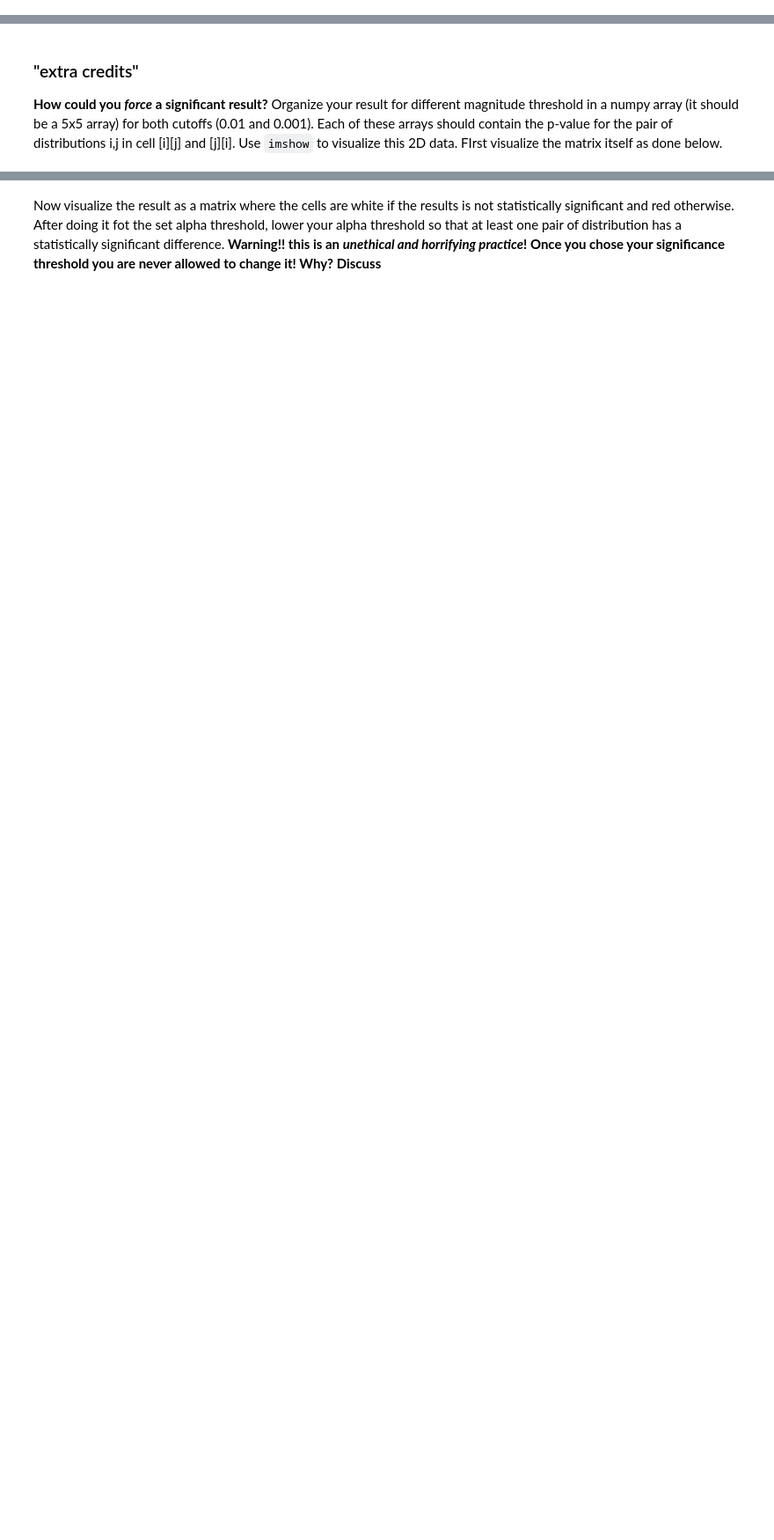
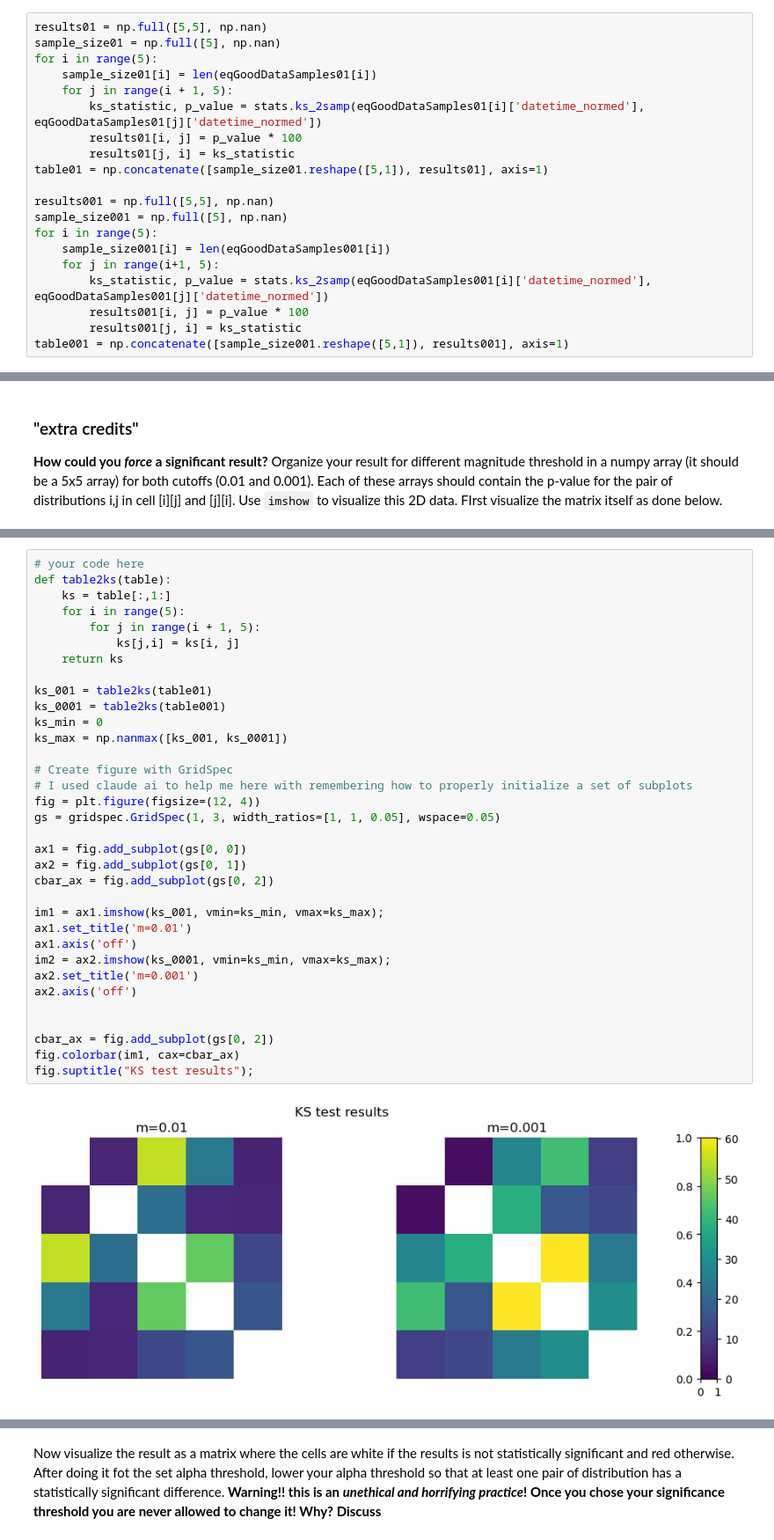
Before and after one commit to wtaranto/DSPS_wtaranto, a Jupyter notebook: HW3/KS_earthquakes_instructions.ipynb, the cells around one changed output, grey strips where cells are left out. Shown at 88% size. Saved outputs shown, nothing was run; the diff lists cells and outputs as text; blank space fills up the shorter version.

```diff
--- a/HW3/KS_earthquakes_instructions.ipynb
+++ b/HW3/KS_earthquakes_instructions.ipynb
@@ -411,0 +420,20 @@ your table here
+# %%
+results01 = np.full([5,5], np.nan)
+sample_size01 = np.full([5], np.nan)
+for i in range(5):
+    sample_size01[i] = len(eqGoodDataSamples01[i])
+    for j in range(i + 1, 5):
+        ks_statistic, p_value = stats.ks_2samp(eqGoodDataSamples01[i]['datetime_normed'], eqGoodDataSamples01[j]['datetime_normed'])
+        results01[i, j] = p_value * 100
+        results01[j, i] = ks_statistic
+table01 = np.concatenate([sample_size01.reshape([5,1]), results01], axis=1)
+
+results001 = np.full([5,5], np.nan)
+sample_size001 = np.full([5], np.nan)
+for i in range(5):
+    sample_size001[i] = len(eqGoodDataSamples001[i])
+    for j in range(i+1, 5):
+        ks_statistic, p_value = stats.ks_2samp(eqGoodDataSamples001[i]['datetime_normed'], eqGoodDataSamples001[j]['datetime_normed'])
+        results001[i, j] = p_value * 100
+        results001[j, i] = ks_statistic
+table001 = np.concatenate([sample_size001.reshape([5,1]), results001], axis=1)
@@ -429,0 +495,36 @@ NameError: name 'ks_001' is not defined
+# %%
+# your code here
+def table2ks(table):
+    ks = table[:,1:]
+    for i in range(5):
+        for j in range(i + 1, 5):
+            ks[j,i] = ks[i, j]
+    return ks
+
+ks_001 = table2ks(table01)
+ks_0001 = table2ks(table001)
+ks_min = 0
+ks_max = np.nanmax([ks_001, ks_0001])
+
+# Create figure with GridSpec
+# I used claude ai to help me here with remembering how to properly initialize a set of subplots
+fig = plt.figure(figsize=(12, 4))
+gs = gridspec.GridSpec(1, 3, width_ratios=[1, 1, 0.05], wspace=0.05)
+
+ax1 = fig.add_subplot(gs[0, 0])
+ax2 = fig.add_subplot(gs[0, 1])
+cbar_ax = fig.add_subplot(gs[0, 2])
+
+im1 = ax1.imshow(ks_001, vmin=ks_min, vmax=ks_max);
+ax1.set_title('m=0.01')
+ax1.axis('off')
+im2 = ax2.imshow(ks_0001, vmin=ks_min, vmax=ks_max);
+ax2.set_title('m=0.001')
+ax2.axis('off')
+
+
+cbar_ax = fig.add_subplot(gs[0, 2])
+fig.colorbar(im1, cax=cbar_ax)
+fig.suptitle("KS test results");
+# %% [output]
+[figure, added]
```
Also changed, not shown: parts of 32 cells of this notebook.
